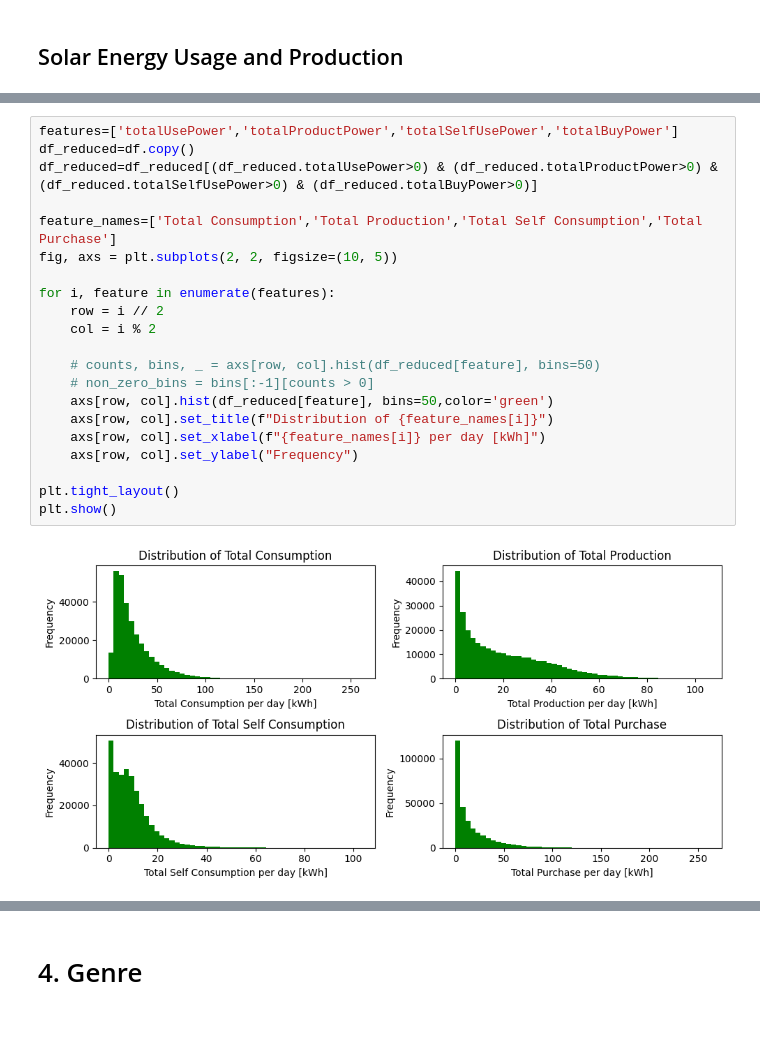
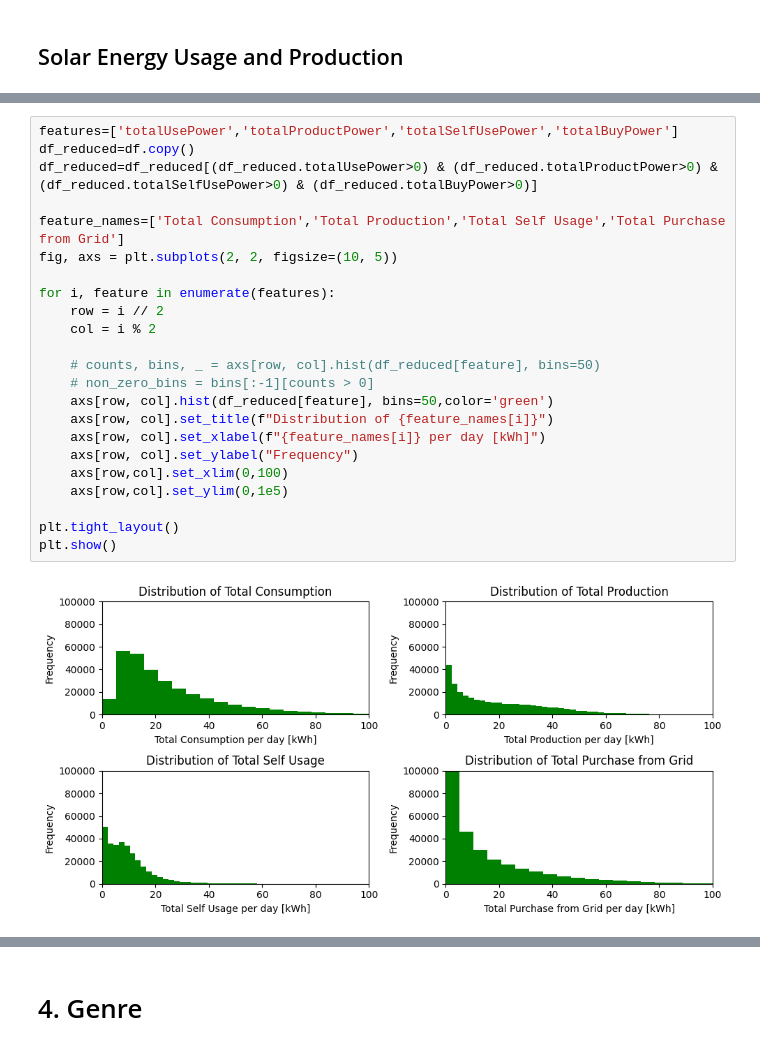
Before and after one commit to shakirmshaker/SocialDataGroup4, a Jupyter notebook: final/explainer.ipynb, the cells around one changed output, grey strips where cells are left out. Saved outputs shown, nothing was run; the diff lists cells and outputs as text.

```diff
--- a/final/explainer.ipynb
+++ b/final/explainer.ipynb
@@ -211,23 +222,25 @@ plt.show()
 # %%
 features=['totalUsePower','totalProductPower','totalSelfUsePower','totalBuyPower']
 df_reduced=df.copy()
 df_reduced=df_reduced[(df_reduced.totalUsePower>0) & (df_reduced.totalProductPower>0) & (df_reduced.totalSelfUsePower>0) & (df_reduced.totalBuyPower>0)]
 
-feature_names=['Total Consumption','Total Production','Total Self Consumption','Total Purchase']
+feature_names=['Total Consumption','Total Production','Total Self Usage','Total Purchase from Grid']
 fig, axs = plt.subplots(2, 2, figsize=(10, 5))
 
 for i, feature in enumerate(features):
     row = i // 2
     col = i % 2
 
     # counts, bins, _ = axs[row, col].hist(df_reduced[feature], bins=50)
     # non_zero_bins = bins[:-1][counts > 0]
     axs[row, col].hist(df_reduced[feature], bins=50,color='green')
     axs[row, col].set_title(f"Distribution of {feature_names[i]}")
     axs[row, col].set_xlabel(f"{feature_names[i]} per day [kWh]")
     axs[row, col].set_ylabel("Frequency")
+    axs[row,col].set_xlim(0,100)
+    axs[row,col].set_ylim(0,1e5)
 
 plt.tight_layout()
 plt.show()
 # %% [output]
-[figure, old version]
+[figure, new version]
```
Also changed, not shown: parts of 23 cells of this notebook.
